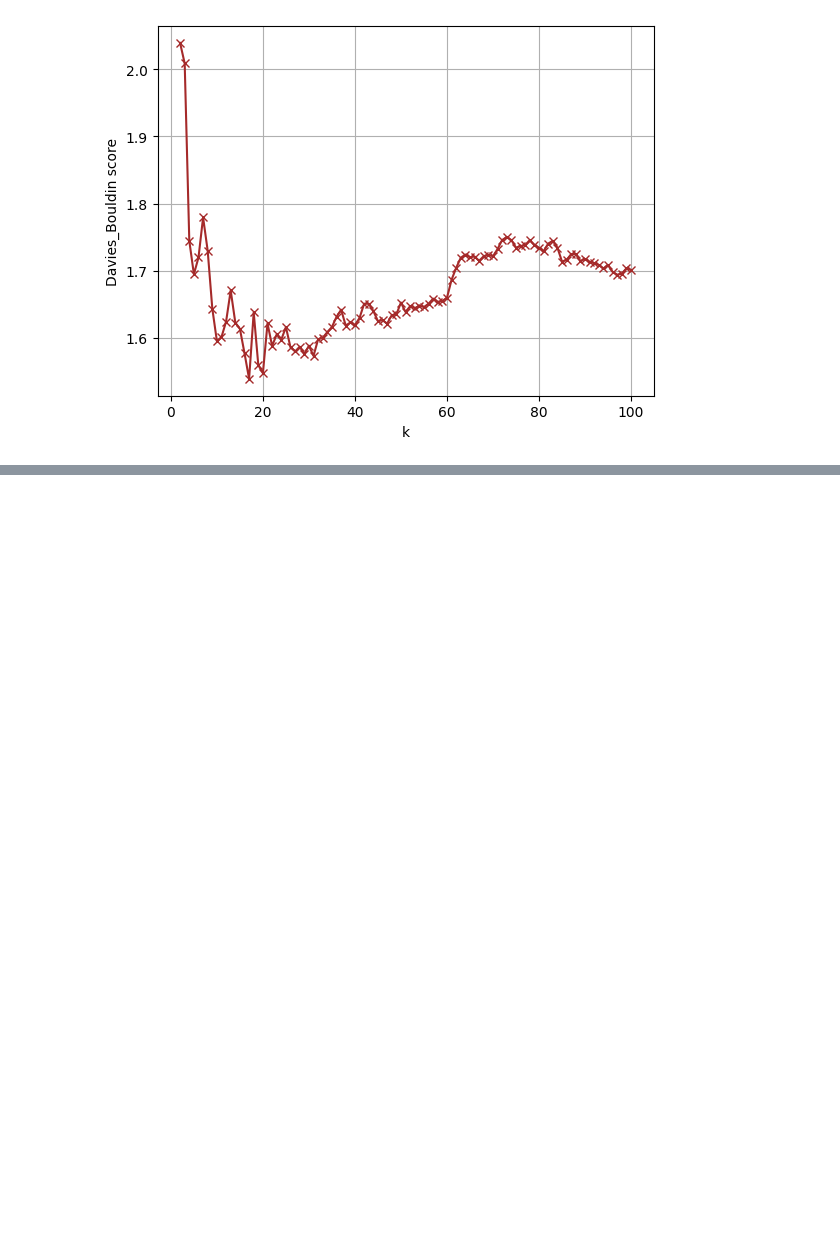
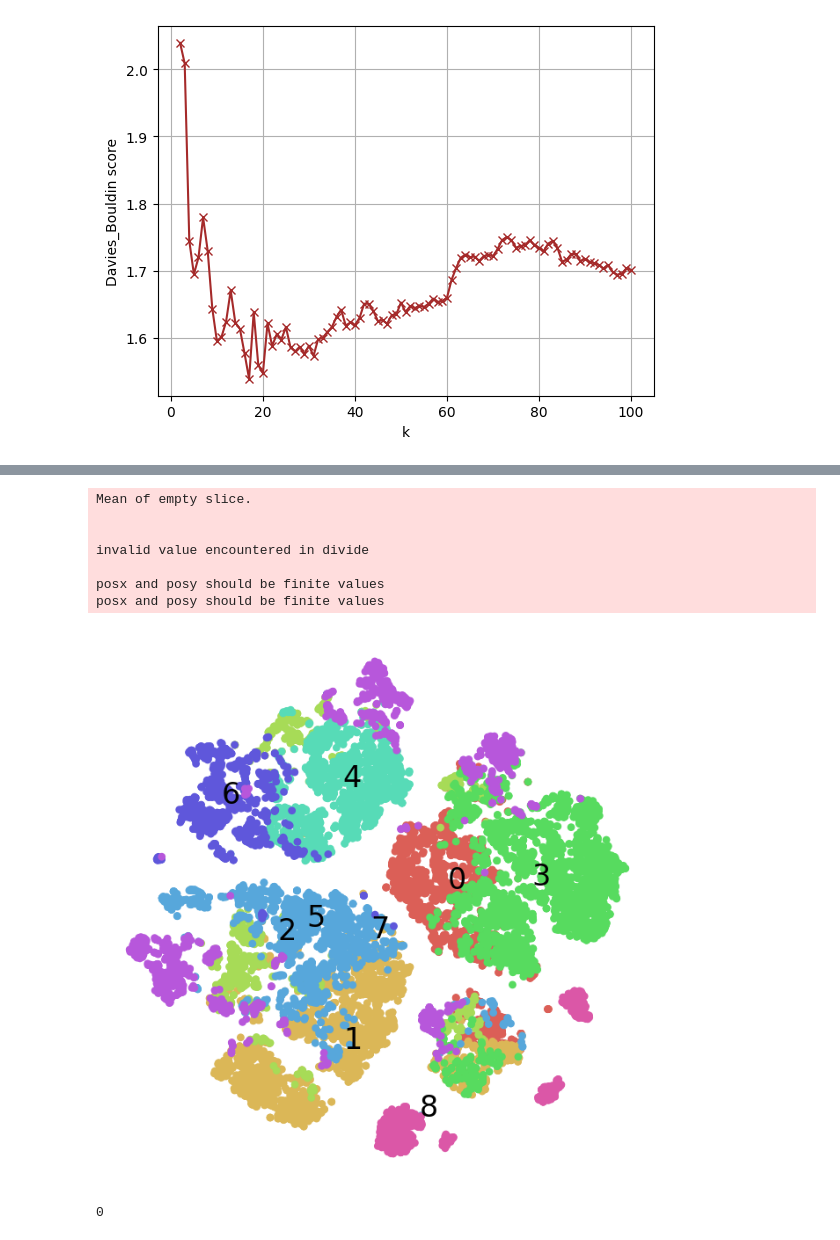
Before and after one commit to AristocratesJ/New-York-Airbnb-Clustering-Task, a Jupyter notebook: feature_engineering/feature_engineering.ipynb, the cells around one changed output, grey strips where cells are left out. Cells and saved outputs as stored; diff of their text form; code cells hidden in the pictures; blank space fills up the shorter version.

```diff
--- a/feature_engineering/feature_engineering.ipynb
+++ b/feature_engineering/feature_engineering.ipynb
@@ -665,0 +726,32 @@ plt.show()
+# %%
+# Skorzystam z labowej funkcji
+def scatter(x, colors):
+    palette = np.array(sns.color_palette("hls", 9))
+
+    f = plt.figure(figsize=(8, 8))
+    ax = plt.subplot(aspect='equal')
+    sc = ax.scatter(x[:,0], x[:,1], lw=0, s=40,
+                    c=palette[colors.astype(int)])
+    plt.xlim(-3, 3)
+    plt.ylim(-3, 3)
+    ax.axis('off')
+    ax.axis('tight')
+
+    # add labels
+    txts = []
+    for i in range(10):
+        # Position of each label.
+        xtext, ytext = np.median(x[colors == i, :], axis=0)
+        txt = ax.text(xtext, ytext, str(i), fontsize=24)
+        txts.append(txt)
+
+    return f, ax, sc, txts
+# %%
+X = np.vstack([df_final[labels==i]
+               for i in range(9)])
+y = np.hstack([labels[labels==i]
+               for i in range(9)])
+# %%
+%%time
+tSNE = TSNE(random_state=seed, verbose=1)
+digits_proj = tSNE.fit_transform(X)
@@ -665,0 +776,20 @@ plt.show()
+# %%
+kmeans = KMeans(n_clusters=9, random_state=seed)
+labels = kmeans.fit_predict(X)
+
+scatter(digits_proj, y)
+plt.show()
+# %% [output]
+Mean of empty slice.
+
+
+invalid value encountered in divide
+
+posx and posy should be finite values
+posx and posy should be finite values
+[figure, added]
+# %%
+import os
+os.system('jupyter nbconvert --to html feature_engineering.ipynb')
+# %% [output]
+0
```
Also changed, not shown: parts of 12 cells of this notebook, 7 other files.
